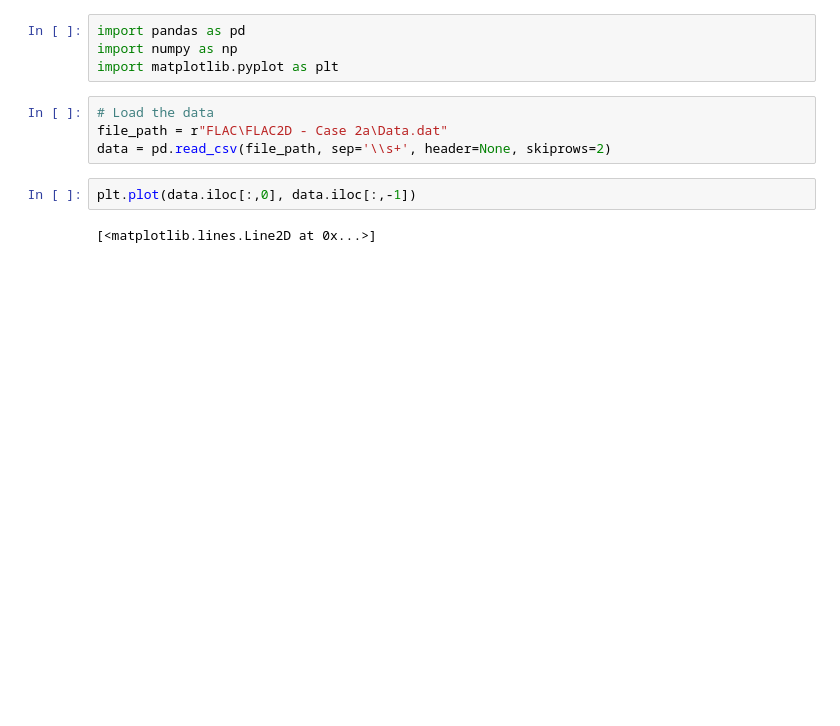
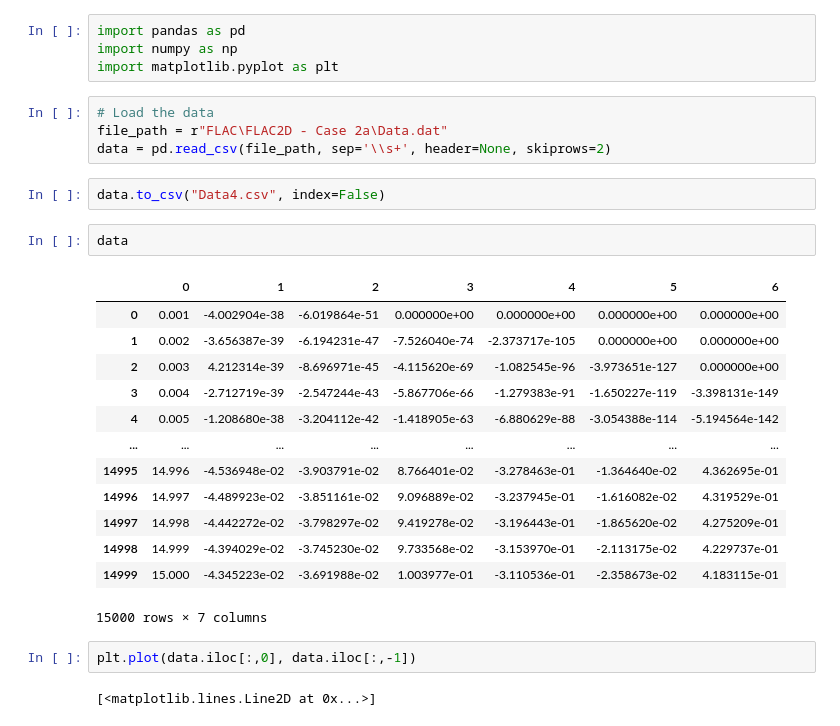
Before and after one commit to KurtSoncco/GNN_Soil_Dynamics, a Jupyter notebook: EDA.ipynb, the cells around one changed output. Cells and saved outputs as stored; diff of their text form; blank space fills up the shorter version.

```diff
--- a/EDA.ipynb
+++ b/EDA.ipynb
@@ -6,6 +6,24 @@ import matplotlib.pyplot as plt
 # Load the data
 file_path = r"FLAC\FLAC2D - Case 2a\Data.dat"
 data = pd.read_csv(file_path, sep='\\s+', header=None, skiprows=2)
+# %%
+data.to_csv("Data4.csv", index=False)
+# %%
+data
+# %% [output]
+|  | 0 | 1 | 2 | 3 | 4 | 5 | 6 |
+| 0 | 0.001 | -4.002904e-38 | -6.019864e-51 | 0.000000e+00 | 0.000000e+00 | 0.000000e+00 | 0.000000e+00 |
+| 1 | 0.002 | -3.656387e-39 | -6.194231e-47 | -7.526040e-74 | -2.373717e-105 | 0.000000e+00 | 0.000000e+00 |
+| 2 | 0.003 | 4.212314e-39 | -8.696971e-45 | -4.115620e-69 | -1.082545e-96 | -3.973651e-127 | 0.000000e+00 |
+| 3 | 0.004 | -2.712719e-39 | -2.547244e-43 | -5.867706e-66 | -1.279383e-91 | -1.650227e-119 | -3.398131e-149 |
+| 4 | 0.005 | -1.208680e-38 | -3.204112e-42 | -1.418905e-63 | -6.880629e-88 | -3.054388e-114 | -5.194564e-142 |
+| ... | ... | ... | ... | ... | ... | ... | ... |
+| 14995 | 14.996 | -4.536948e-02 | -3.903791e-02 | 8.766401e-02 | -3.278463e-01 | -1.364640e-02 | 4.362695e-01 |
+| 14996 | 14.997 | -4.489923e-02 | -3.851161e-02 | 9.096889e-02 | -3.237945e-01 | -1.616082e-02 | 4.319529e-01 |
+| 14997 | 14.998 | -4.442272e-02 | -3.798297e-02 | 9.419278e-02 | -3.196443e-01 | -1.865620e-02 | 4.275209e-01 |
+| 14998 | 14.999 | -4.394029e-02 | -3.745230e-02 | 9.733568e-02 | -3.153970e-01 | -2.113175e-02 | 4.229737e-01 |
+| 14999 | 15.000 | -4.345223e-02 | -3.691988e-02 | 1.003977e-01 | -3.110536e-01 | -2.358673e-02 | 4.183115e-01 |
+15000 rows × 7 columns
 # %%
 plt.plot(data.iloc[:,0], data.iloc[:,-1])
 # %% [output]
```
Also changed, not shown: parts of 3 cells of this notebook, 7 other files.
